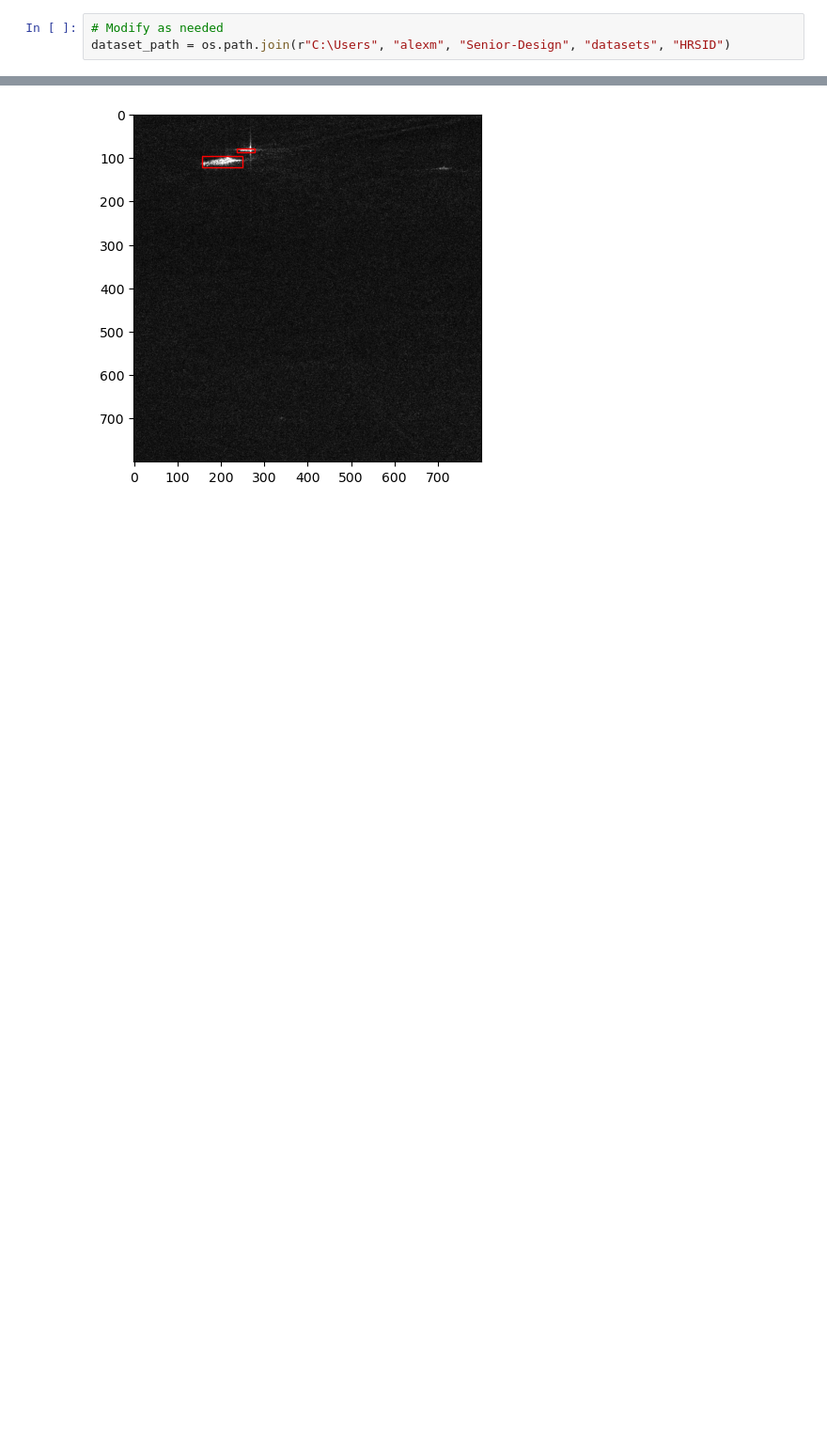
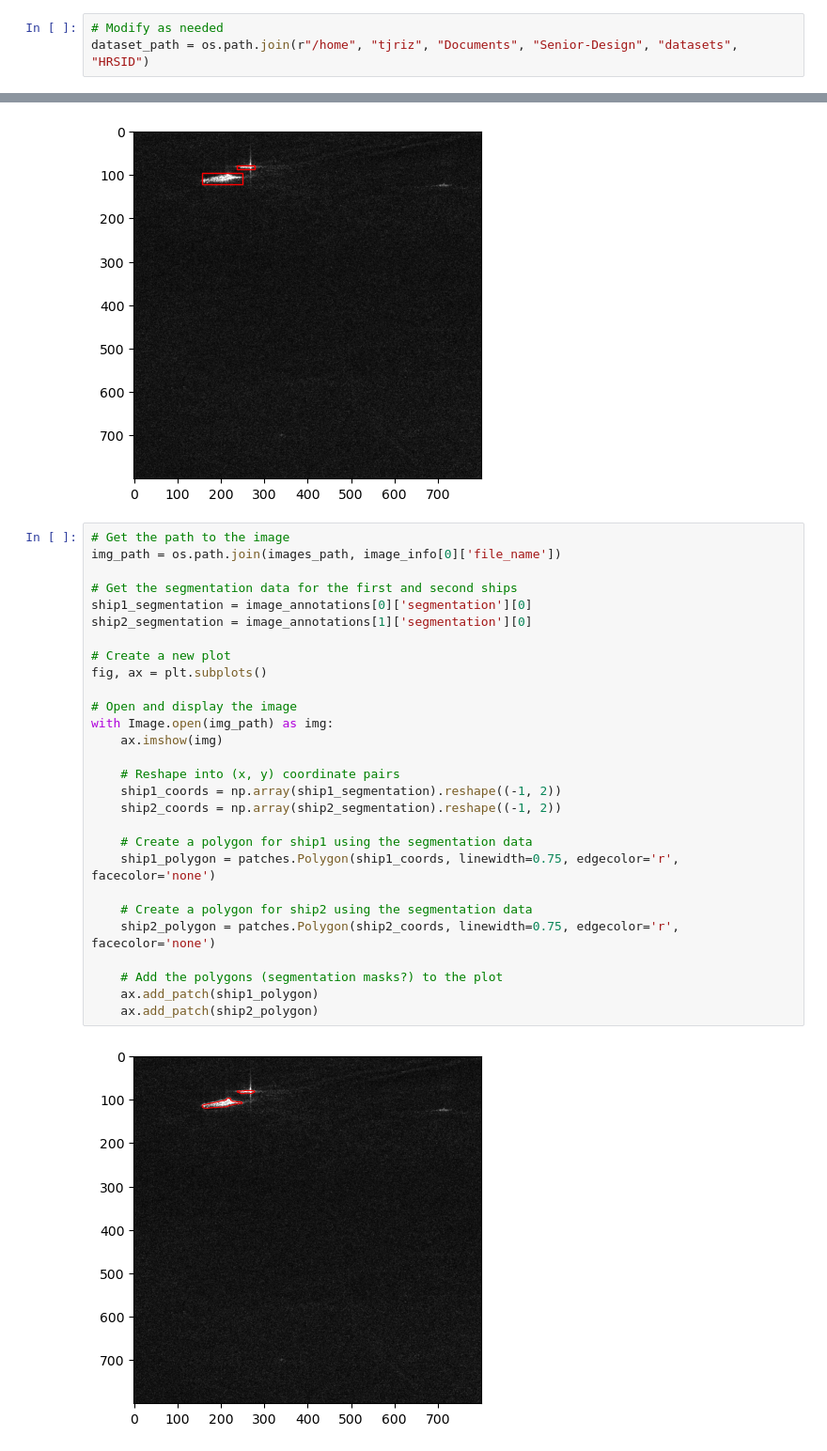
Before and after one commit to alexmul1114/Senior-Design, a Jupyter notebook: dataset_exploration/HRSID_exploration.ipynb, the cells around one changed output, grey strips where cells are left out. Shown at 94% size. Drawn from its saved outputs; the diff is of its cells as text; blank space fills up the shorter version.

````diff
--- a/dataset_exploration/HRSID_exploration.ipynb
+++ b/dataset_exploration/HRSID_exploration.ipynb
@@ -19,7 +20,7 @@ Dataset can be downloaded from [here](https://drive.google.com/file/d/1xgXi8KC3M
 ```
 # %%
 # Modify as needed
-dataset_path = os.path.join(r"C:\Users", "alexm", "Senior-Design", "datasets", "HRSID")
+dataset_path = os.path.join(r"/home", "tjriz", "Documents", "Senior-Design", "datasets", "HRSID")
 # %%
 train_test_annotations_path = os.path.join(dataset_path, "annotations", "train_test2017.json")
 images_path = os.path.join(dataset_path, "images")
@@ -99,3 +100,33 @@ with Image.open(img_path) as img:
     ax.add_patch(ship2_rect)
 # %% [output]
 [figure]
+# %%
+# Get the path to the image
+img_path = os.path.join(images_path, image_info[0]['file_name'])
+
+# Get the segmentation data for the first and second ships
+ship1_segmentation = image_annotations[0]['segmentation'][0]
+ship2_segmentation = image_annotations[1]['segmentation'][0]
+
+# Create a new plot
+fig, ax = plt.subplots()
+
+# Open and display the image
+with Image.open(img_path) as img:
+    ax.imshow(img)
+
+    # Reshape into (x, y) coordinate pairs
+    ship1_coords = np.array(ship1_segmentation).reshape((-1, 2))
+    ship2_coords = np.array(ship2_segmentation).reshape((-1, 2))
+
+    # Create a polygon for ship1 using the segmentation data
+    ship1_polygon = patches.Polygon(ship1_coords, linewidth=0.75, edgecolor='r', facecolor='none')
+
+    # Create a polygon for ship2 using the segmentation data
+    ship2_polygon = patches.Polygon(ship2_coords, linewidth=0.75, edgecolor='r', facecolor='none')
+
+    # Add the polygons (segmentation masks?) to the plot
+    ax.add_patch(ship1_polygon)
+    ax.add_patch(ship2_polygon)
+# %% [output]
+[figure, added]
````
Also changed, not shown: parts of 1 cell of this notebook, 2 other files.
